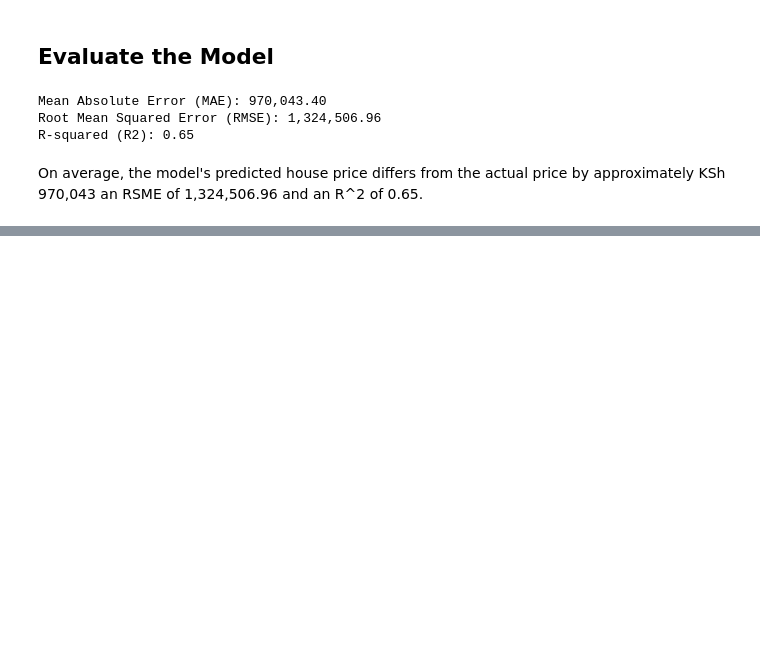
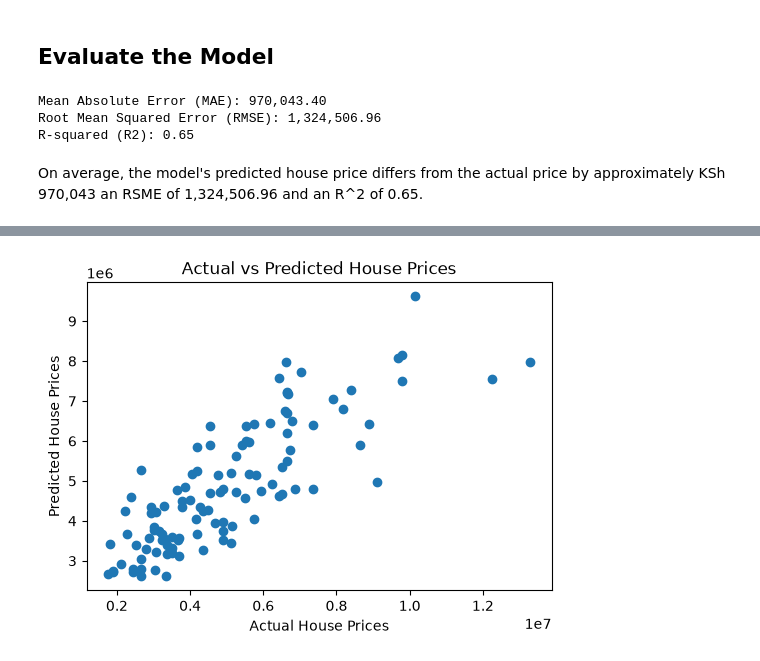
Before and after one commit to Mal-archLumi/analystLab-africa-datascience-internship, a Jupyter notebook: notebooks/week4_house_linear_regression.ipynb, the cells around one changed output, grey strips where cells are left out. Drawn from its saved outputs; the diff is of its cells as text; code cells hidden in the pictures; blank space fills up the shorter version.

```diff
--- a/notebooks/week4_house_linear_regression.ipynb
+++ b/notebooks/week4_house_linear_regression.ipynb
@@ -210,0 +236,12 @@ NameError: name 'coefficients' is not defined
+# %%
+plt.figure(figsize=(6, 4))
+
+plt.scatter(y_test, y_pred)
+
+plt.xlabel("Actual House Prices")
+plt.ylabel("Predicted House Prices")
+plt.title("Actual vs Predicted House Prices")
+
+plt.show()
+# %% [output]
+[figure, added]
```
Also changed, not shown: parts of 3 cells of this notebook, 1 other file.
